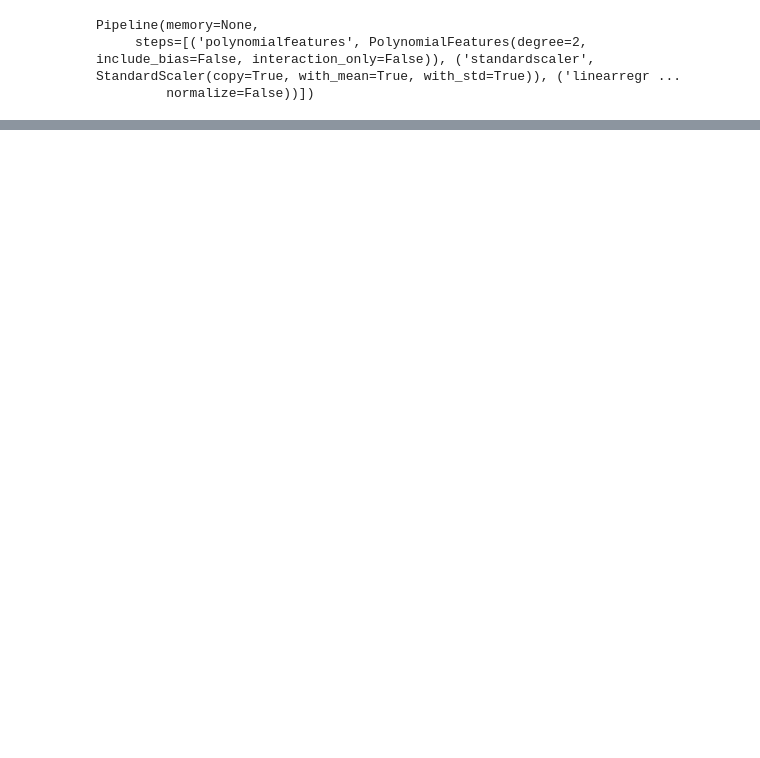
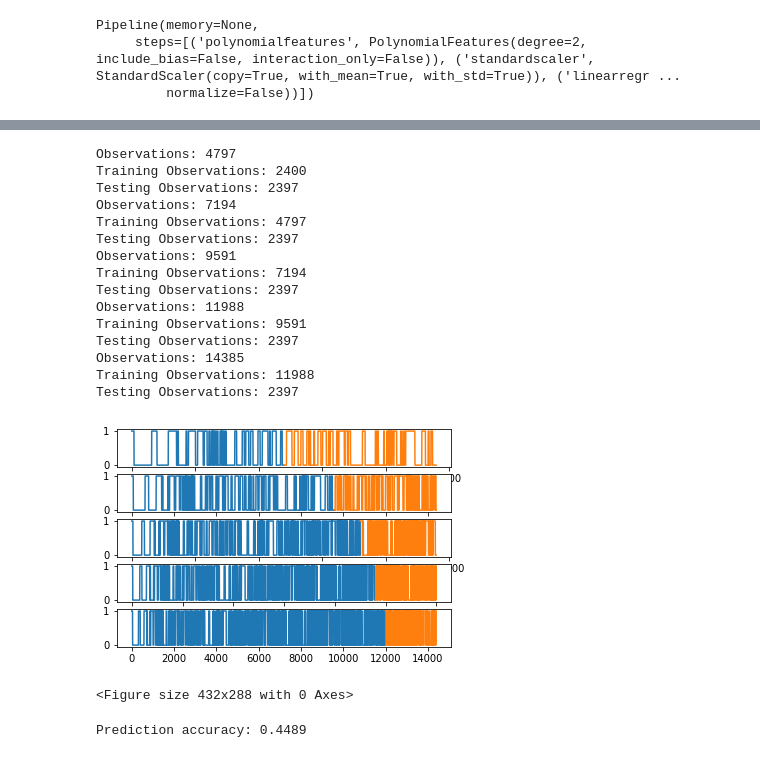
Before and after one commit to BjornCilleborg/sds2019, a Jupyter notebook: EXAM PROJECT/Exam Project.ipynb, the cells around one changed output, grey strips where cells are left out. Drawn from its saved outputs; the diff is of its cells as text; code cells hidden in the pictures; blank space fills up the shorter version.

```diff
--- a/EXAM PROJECT/Exam Project.ipynb
+++ b/EXAM PROJECT/Exam Project.ipynb
@@ -1133,0 +1125,74 @@ f_learn.savefig("Learning Curve.png")
+# %%
+X = df_merge[features].values
+splits = TimeSeriesSplit(n_splits=5)
+pyplot.figure(1)
+index = 1
+for train_index, test_index in splits.split(X):
+	X_train_dj = X[train_index]
+	X_test_dj = X[test_index]
+
+Y = df_merge['dji_bool'].values
+splits = TimeSeriesSplit(n_splits=5)
+pyplot.figure(1)
+index = 1
+for train_index, test_index in splits.split(Y):
+	y_train_dj = Y[train_index]
+	y_test_dj = Y[test_index]
+	print('Observations: %d' % (len(y_train_dj) + len(y_test_dj)))
+	print('Training Observations: %d' % (len(y_train_dj)))
+	print('Testing Observations: %d' % (len(y_test_dj)))
+	pyplot.subplot(510 + index)
+	pyplot.plot(y_train_dj)
+	pyplot.plot([None for i in y_train_dj] + [x for x in y_test_dj])
+	index += 1
+
+plt.show()
+plt.savefig('SplitDJ.png')
+# %% [output]
+Observations: 4797
+Training Observations: 2400
+Testing Observations: 2397
+Observations: 7194
+Training Observations: 4797
+Testing Observations: 2397
+Observations: 9591
+Training Observations: 7194
+Testing Observations: 2397
+Observations: 11988
+Training Observations: 9591
+Testing Observations: 2397
+Observations: 14385
+Training Observations: 11988
+Testing Observations: 2397
+[figure, added]
+<Figure size 432x288 with 0 Axes>
+# %%
+#Classification tree Dow Jones
+#Using the K fold cross validation method
+kfolds = TimeSeriesSplit(n_splits=5)
+accuracy_RF=[]
+n_estimators_rng = np.unique(np.logspace(0,2,20).astype(np.int64))
+for n in n_estimators_rng:
+
+    RF_clf=DecisionTreeClassifier(random_state=1)
+    accuracy_ = []
+
+    for train_idx, val_idx in kfolds.split(X_train_dj, y_train_dj):
+
+        X_train_dj, y_train_dj, = X_train_dj, y_train_dj
+        X_val_dj, y_val_dj = X_test_dj, y_test_dj
+
+        RF_clf.fit(X_train_dj, y_train_dj)
+
+        y_hat_dj = RF_clf.predict(X_val_dj)
+
+        accuracy_.append((accuracy_score(y_val_dj, y_hat_dj, normalize=True, sample_weight=None)))
+
+    accuracy_RF.append(accuracy_)
+
+#Displaying the mean of the MSE of the different splits
+meanACC_RF= pd.DataFrame(accuracy_RF, index=n_estimators_rng).mean(axis=1)
+optimalACC_RF=meanACC_RF.nsmallest(1)
+print('Prediction accuracy:', round(optimalACC_RF[1],4))
+# %% [output]
+Prediction accuracy: 0.4489
```
Also changed, not shown: parts of 13 cells of this notebook, 2 other files.
